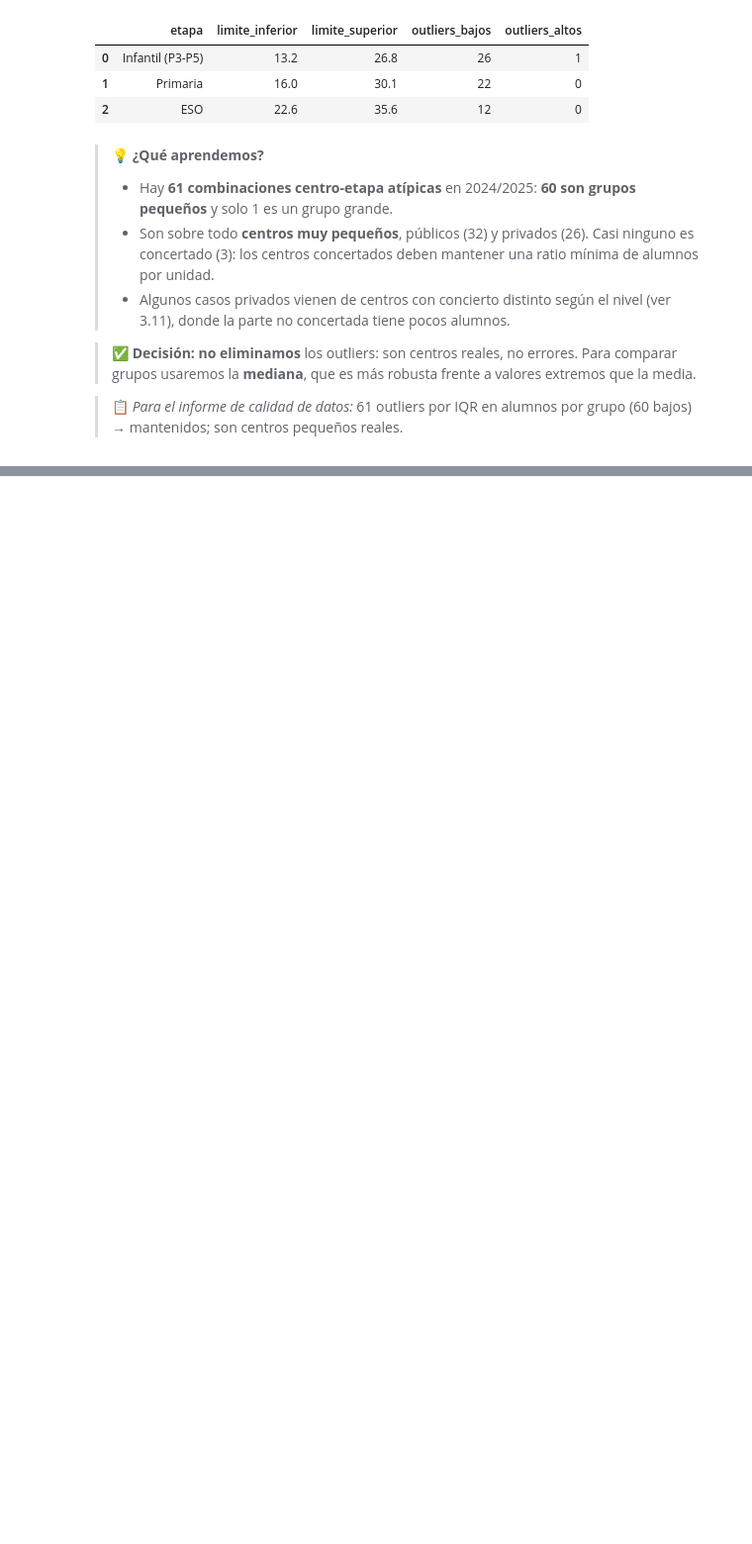
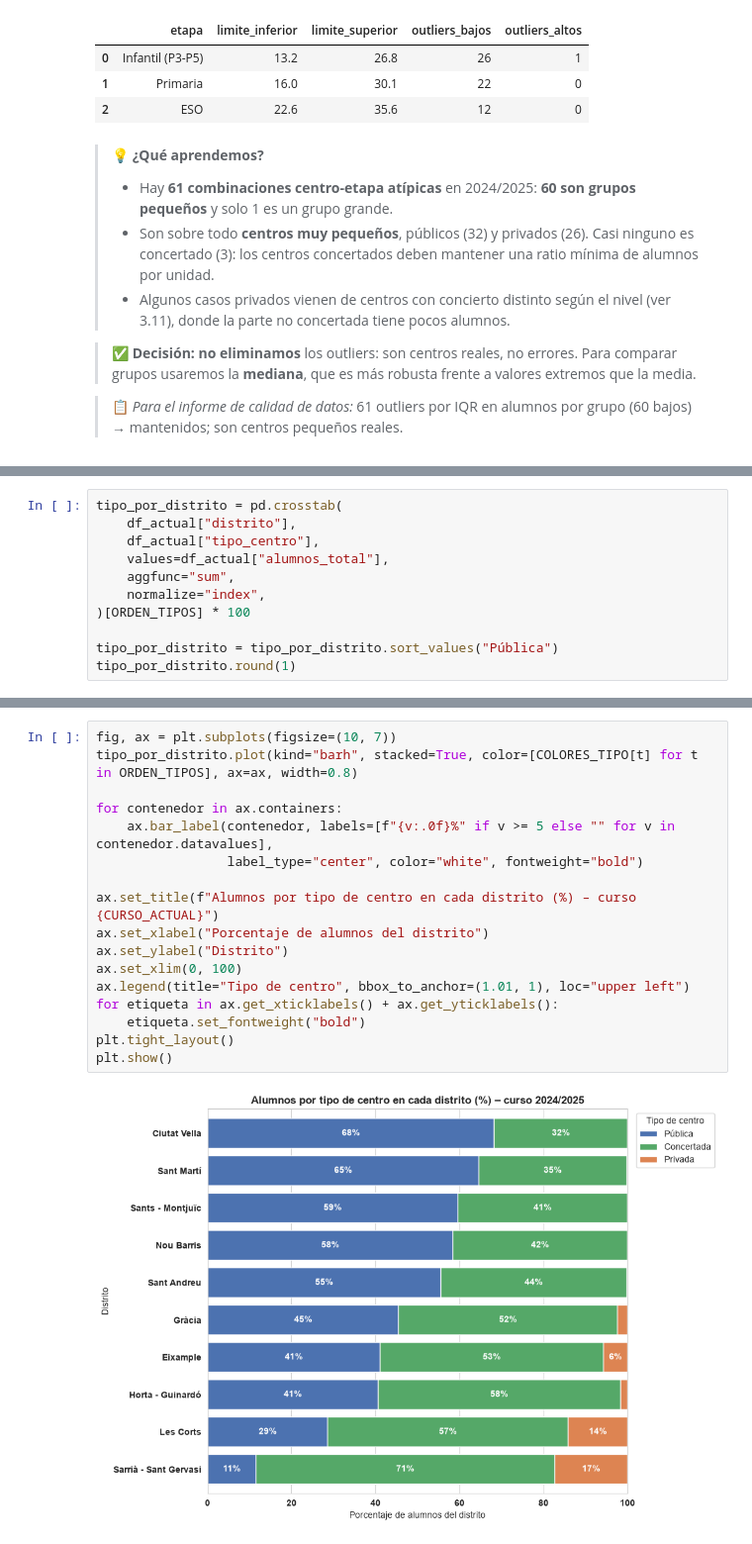
Before and after one commit to esrakesken/eda-educacion-barcelona, a Jupyter notebook: notebooks/01_eda_educacion_bcn.ipynb, the cells around one changed output, grey strips where cells are left out. Shown at 99% size. Saved outputs shown, nothing was run; the diff lists cells and outputs as text; blank space fills up the shorter version.

Commit message:
feat: tipo de centro por distrito

```diff
--- a/notebooks/01_eda_educacion_bcn.ipynb
+++ b/notebooks/01_eda_educacion_bcn.ipynb
@@ -917,0 +926,11 @@ pd.DataFrame(resumen)
+# %%
+tipo_por_distrito = pd.crosstab(
+    df_actual["distrito"],
+    df_actual["tipo_centro"],
+    values=df_actual["alumnos_total"],
+    aggfunc="sum",
+    normalize="index",
+)[ORDEN_TIPOS] * 100
+
+tipo_por_distrito = tipo_por_distrito.sort_values("Pública")
+tipo_por_distrito.round(1)
@@ -917,0 +950,19 @@ pd.DataFrame(resumen)
+# %%
+fig, ax = plt.subplots(figsize=(10, 7))
+tipo_por_distrito.plot(kind="barh", stacked=True, color=[COLORES_TIPO[t] for t in ORDEN_TIPOS], ax=ax, width=0.8)
+
+for contenedor in ax.containers:
+    ax.bar_label(contenedor, labels=[f"{v:.0f}%" if v >= 5 else "" for v in contenedor.datavalues],
+                 label_type="center", color="white", fontweight="bold")
+
+ax.set_title(f"Alumnos por tipo de centro en cada distrito (%) – curso {CURSO_ACTUAL}")
+ax.set_xlabel("Porcentaje de alumnos del distrito")
+ax.set_ylabel("Distrito")
+ax.set_xlim(0, 100)
+ax.legend(title="Tipo de centro", bbox_to_anchor=(1.01, 1), loc="upper left")
+for etiqueta in ax.get_xticklabels() + ax.get_yticklabels():
+    etiqueta.set_fontweight("bold")
+plt.tight_layout()
+plt.show()
+# %% [output]
+[figure, added]
```
Also changed, not shown: parts of 4 cells of this notebook.
